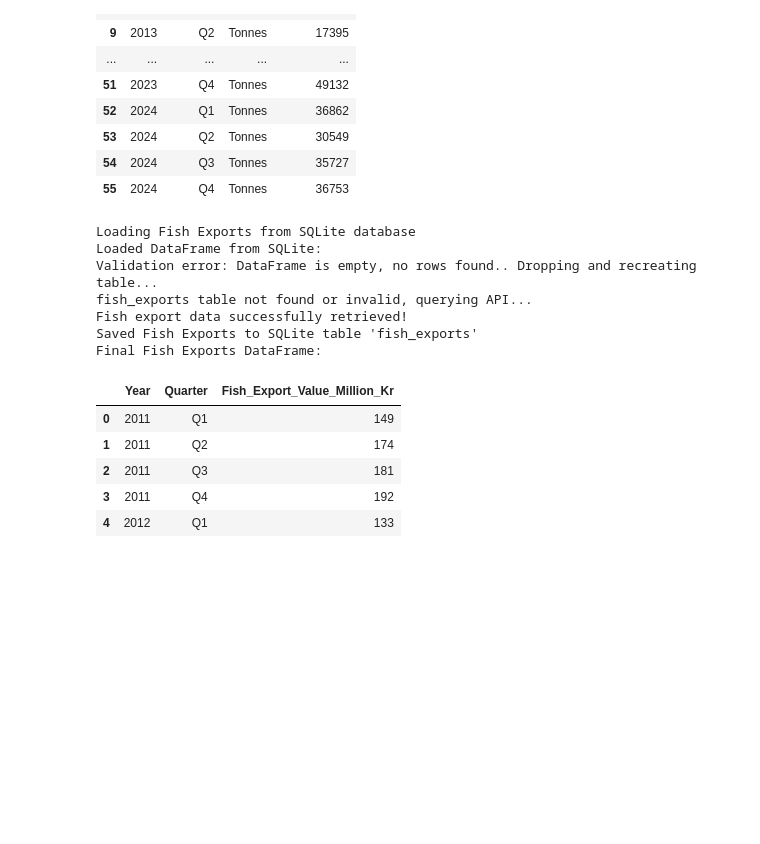
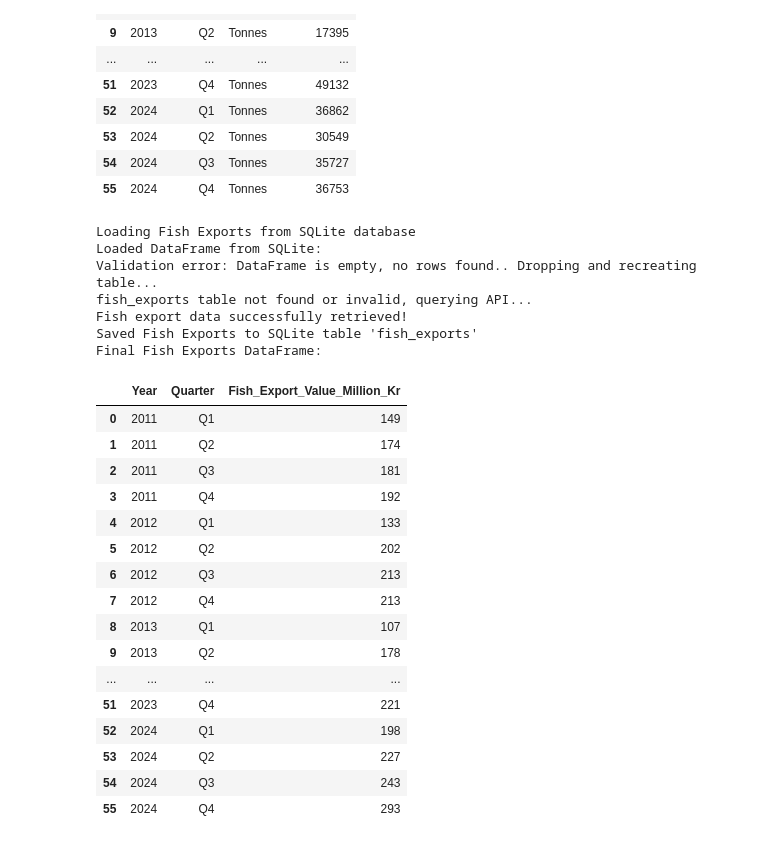
Before and after one commit to ccspen21/greenland-fishery-nowcast-2025, a Jupyter notebook: setup_dataset.ipynb, the cells around one changed output. Drawn from its saved outputs; the diff is of its cells as text; code cells hidden in the pictures; blank space fills up the shorter version.

```diff
--- a/setup_dataset.ipynb
+++ b/setup_dataset.ipynb
@@ -291,34 +291,45 @@ if df_fish_clean is None:
                 Quarter TEXT NOT NULL,
                 Fish_Export_Value_Million_Kr INTEGER,
                 PRIMARY KEY (Year, Quarter)
             )
         """)
 
         # Insert data into table
         df_fish_clean.to_sql('fish_exports', conn, if_exists='append', index=False)
         conn.commit()
         print("Saved Fish Exports to SQLite table 'fish_exports'")
     except requests.exceptions.RequestException as e:
         print(f"Failed to retrieve data from API: {e}")
         df_fish_clean = pd.DataFrame(columns=["Year", "Quarter", "Fish_Export_Value_Million_Kr"])  # Empty DataFrame as fallback
 
 # Final display
 print("Final Fish Exports DataFrame:")
-display(df_fish_clean.head())
+display(df_fish_clean)
 # %% [output]
 Loading Fish Exports from SQLite database
 Loaded DataFrame from SQLite:
 Validation error: DataFrame is empty, no rows found.. Dropping and recreating table...
 fish_exports table not found or invalid, querying API...
 Fish export data successfully retrieved!
 Saved Fish Exports to SQLite table 'fish_exports'
 Final Fish Exports DataFrame:
 |  | Year | Quarter | Fish_Export_Value_Million_Kr |
 | 0 | 2011 | Q1 | 149 |
 | 1 | 2011 | Q2 | 174 |
 | 2 | 2011 | Q3 | 181 |
 | 3 | 2011 | Q4 | 192 |
 | 4 | 2012 | Q1 | 133 |
+| 5 | 2012 | Q2 | 202 |
+| 6 | 2012 | Q3 | 213 |
+| 7 | 2012 | Q4 | 213 |
+| 8 | 2013 | Q1 | 107 |
+| 9 | 2013 | Q2 | 178 |
+| ... | ... | ... | ... |
+| 51 | 2023 | Q4 | 221 |
+| 52 | 2024 | Q1 | 198 |
+| 53 | 2024 | Q2 | 227 |
+| 54 | 2024 | Q3 | 243 |
+| 55 | 2024 | Q4 | 293 |
 # %%
 # VARIABLE 3: WEST GREENLAND SST
 
```
Also changed, not shown: parts of 7 cells of this notebook.
